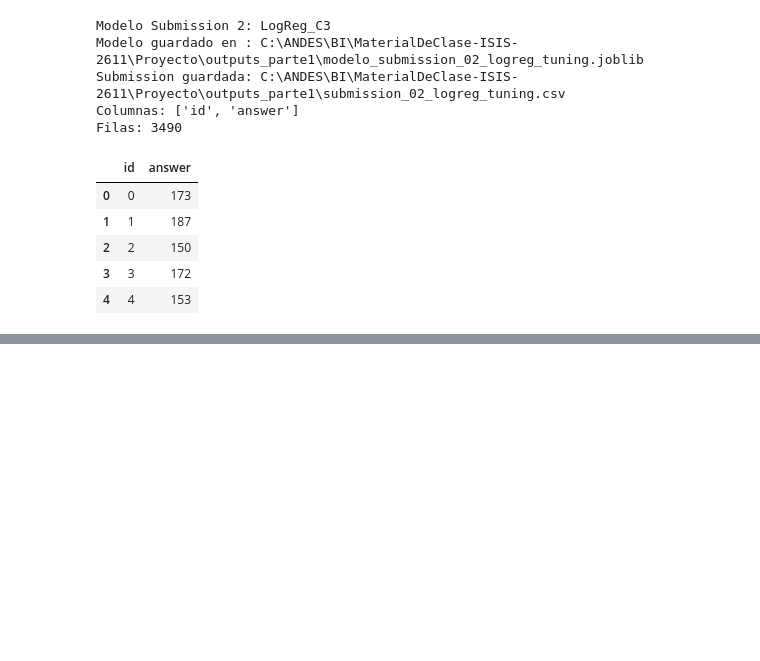
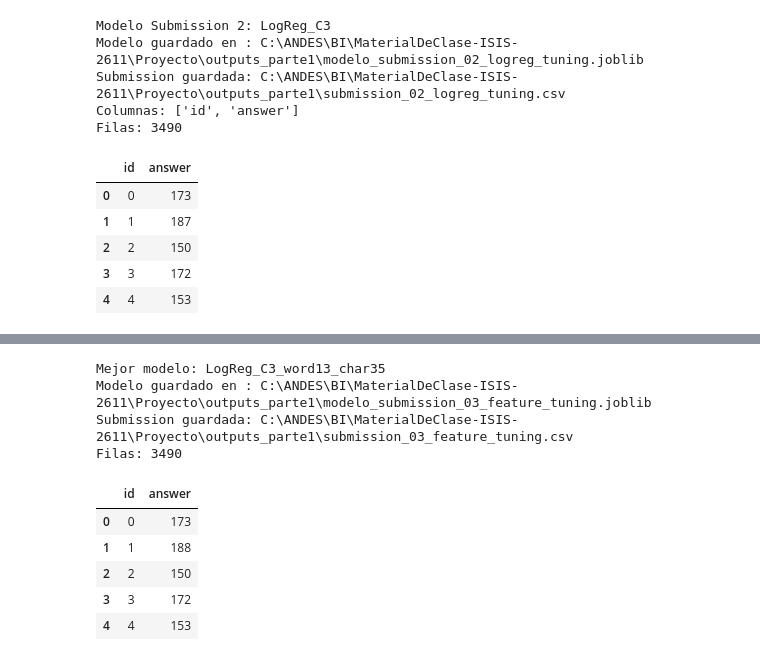
Before and after one commit to Maldinho18/MaterialDeClase-ISIS-2611, a Jupyter notebook: Proyecto/parte_1.ipynb, the cells around one changed output, grey strips where cells are left out. Cells and saved outputs as stored; diff of their text form; code cells hidden in the pictures; blank space fills up the shorter version.

```diff
--- a/Proyecto/parte_1.ipynb
+++ b/Proyecto/parte_1.ipynb
@@ -346,0 +415,17 @@ Filas: 3490
+# %%
+best_model_name_s3, model_path_s3, submission_path_s3 = fit_export_submission(
+    models_s3,
+    cv_results_s3,
+    "submission_03_feature_tuning"
+)
+# %% [output]
+Mejor modelo: LogReg_C3_word13_char35
+Modelo guardado en : C:\ANDES\BI\MaterialDeClase-ISIS-2611\Proyecto\outputs_parte1\modelo_submission_03_feature_tuning.joblib
+Submission guardada: C:\ANDES\BI\MaterialDeClase-ISIS-2611\Proyecto\outputs_parte1\submission_03_feature_tuning.csv
+Filas: 3490
+|  | id | answer |
+| 0 | 0 | 173 |
+| 1 | 1 | 188 |
+| 2 | 2 | 150 |
+| 3 | 3 | 172 |
+| 4 | 4 | 153 |
```
Also changed, not shown: parts of 12 cells of this notebook, 8 other files.
